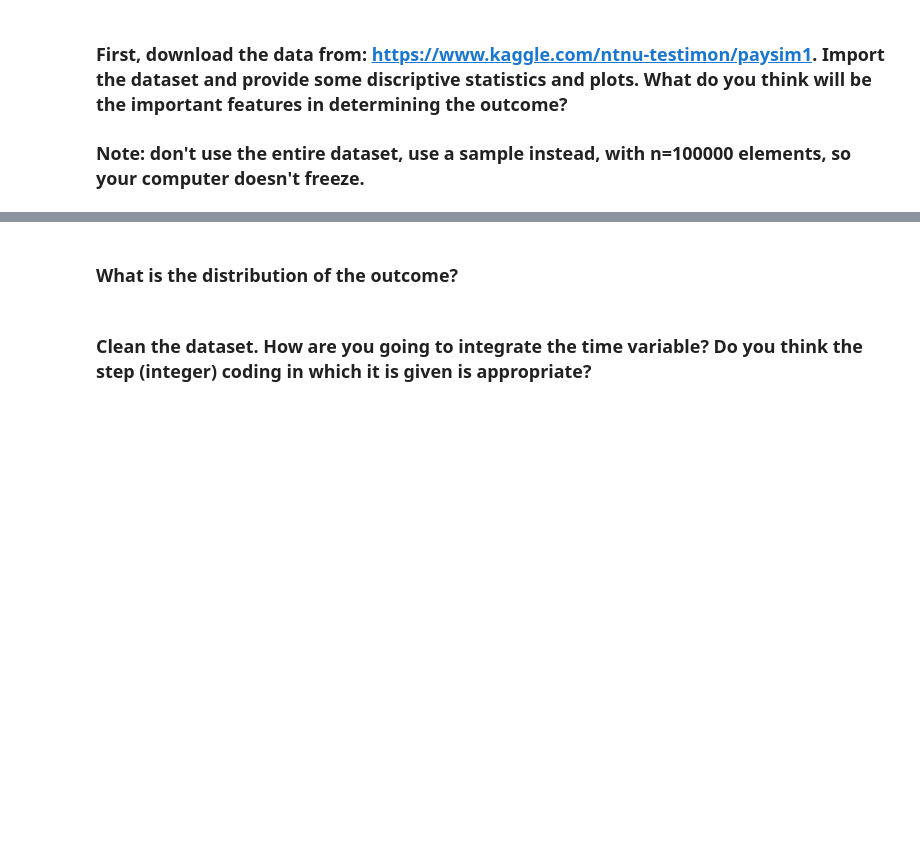
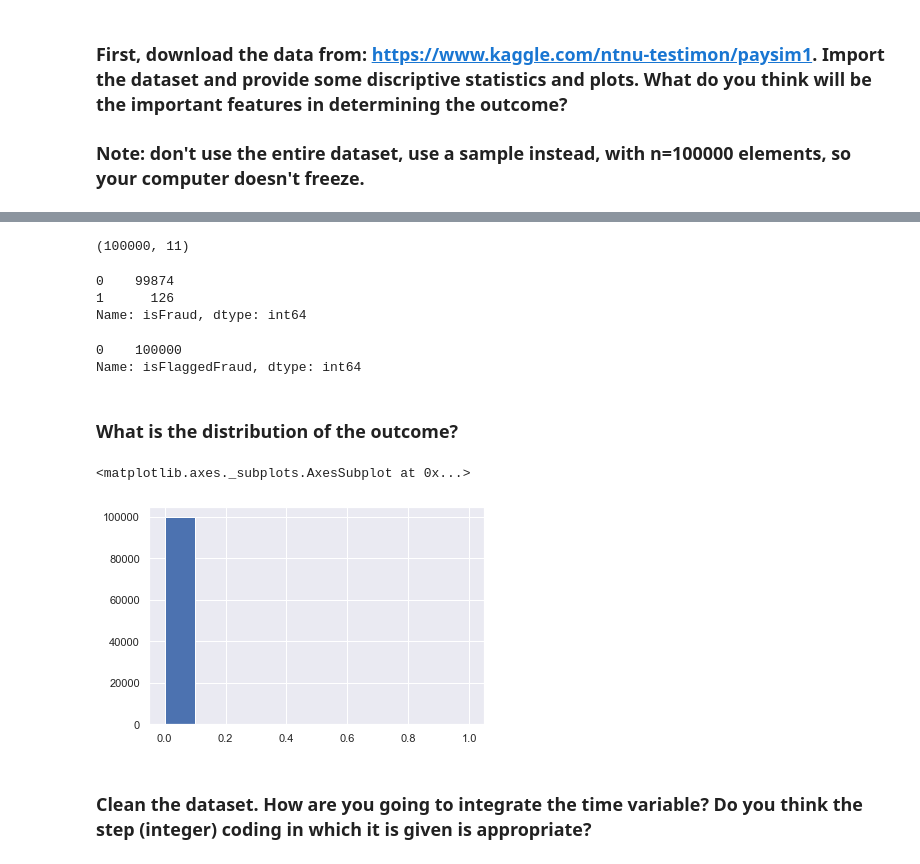
Before and after one commit to ta-data-lis/lab-imbalance, a Jupyter notebook: your-code/lab_imbalance.ipynb, the cells around one changed output, grey strips where cells are left out. Drawn from its saved outputs; the diff is of its cells as text; code cells hidden in the pictures; blank space fills up the shorter version.

```diff
--- a/your-code/lab_imbalance.ipynb
+++ b/your-code/lab_imbalance.ipynb
@@ -13,0 +16,2 @@ Like we disussed in class, when we have noisy data, if we are not careful, we ca
+# %%
+ds = pd.read_csv("C:/Users/tvpia/Desktop/FORKS WEEK 8/lab-imbalance/PS_20174392719_1491204439457_log.csv").sample(n=100000)
@@ -14,2 +27,17 @@ Like we disussed in class, when we have noisy data, if we are not careful, we ca
+# %%
+ds.shape
+# %% [output]
+(100000, 11)
+# %%
+ds.isFraud.value_counts()
+# %% [output]
+0    99874
+1      126
+Name: isFraud, dtype: int64
+# %%
+ds.isFlaggedFraud.value_counts()
+# %% [output]
+0    100000
+Name: isFlaggedFraud, dtype: int64
 # %% [markdown]
 ### What is the distribution of the outcome?
@@ -18,3 +44,9 @@ Like we disussed in class, when we have noisy data, if we are not careful, we ca
+# %%
+ds.isFraud.hist()
+#too few fraudulent accounts to visualize in an histogram
+# %% [output]
+<matplotlib.axes._subplots.AxesSubplot at 0x...>
+[figure, added]
 # %% [markdown]
 ### Clean the dataset. How are you going to integrate the time variable? Do you think the step (integer) coding in which it is given is appropriate?
 # %%
```
Also changed, not shown: parts of 25 cells of this notebook.
